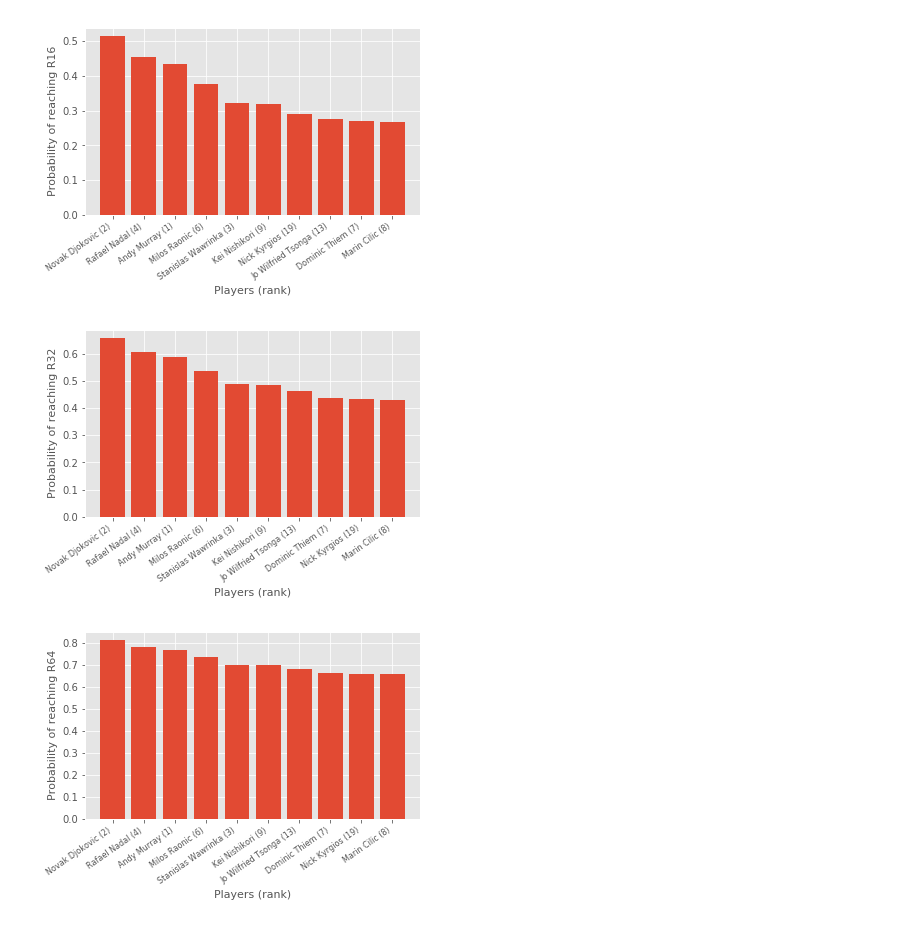
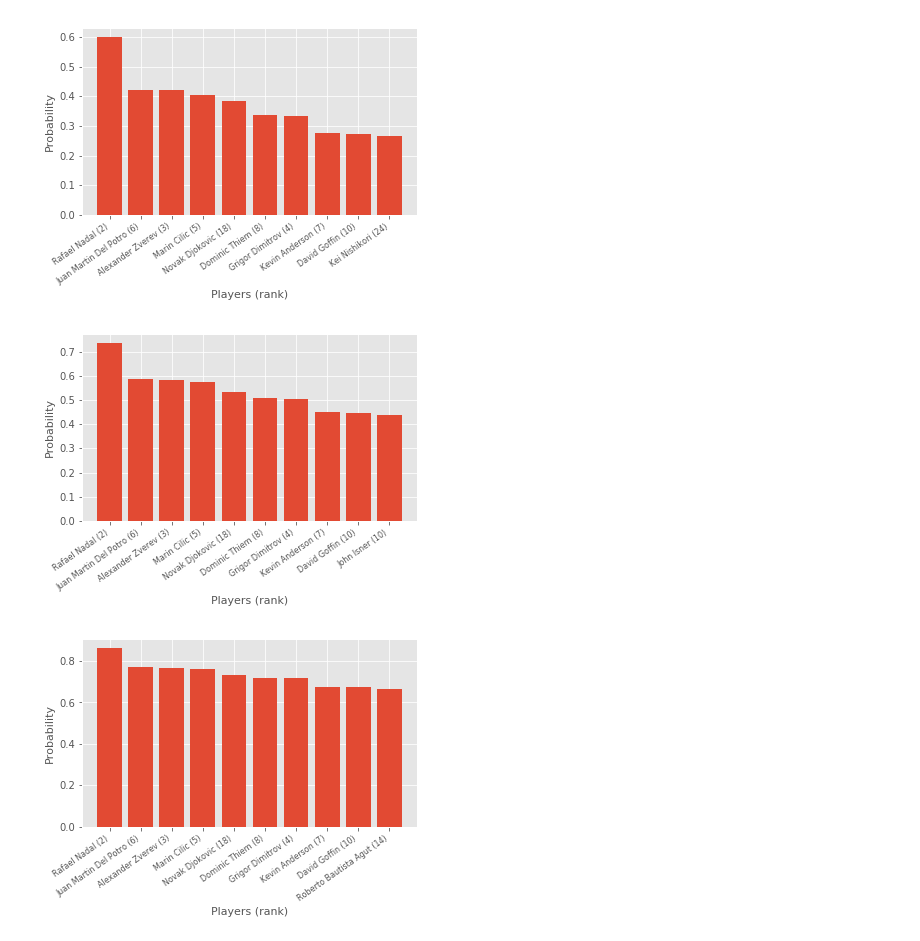
Before and after one commit to ant-louis/french-open-2019-winner-prediction, a Jupyter notebook: analyse_tournament_predictions.ipynb, the cells around one changed output. Cells and saved outputs as stored; diff of their text form; code cells hidden in the pictures.

```diff
--- a/analyse_tournament_predictions.ipynb
+++ b/analyse_tournament_predictions.ipynb
@@ -7,9 +7,9 @@ plt.style.use('ggplot')
 
 # Set tables reading options
 pd.set_option('display.max_columns', 50)
-pd.set_option('display.max_rows', 20)
+pd.set_option('display.max_rows', 128)
 
-year = 2017
+year = 2018
 
 # Files
 players_names = "_Data/Predictions/stats_players_{}_weight06.csv".format(year)
@@ -365,12 +357,12 @@ plt.bar(x_pos, probas)
 # Set axes
 plt.xticks(x_pos, x_labels, rotation=35, ha='right', fontsize=8)
 plt.xlabel('Players (rank)', fontsize=11)
-plt.ylabel('Probability of reaching R16', fontsize=11)
+plt.ylabel('Probability', fontsize=11)
 
 # Save the plot
-plt.savefig("_Figures/rounds_{}_R16".format(year))
+plt.savefig("_Figures/rounds_{}_R16.eps".format(year), bbox_inches = "tight")
 # %% [output]
-[figure, old version]
+[figure, new version]
 # %%
 #-------------------------------------------------------------------------------------------
 # BAR PLOT FOR R32
@@ -397,41 +389,41 @@ plt.bar(x_pos, probas)
 # Set axes
 plt.xticks(x_pos, x_labels, rotation=35, ha='right', fontsize=8)
 plt.xlabel('Players (rank)', fontsize=11)
-plt.ylabel('Probability of reaching R32', fontsize=11)
+plt.ylabel('Probability', fontsize=11)
 
 # Save the plot
-plt.savefig("_Figures/rounds_{}_R32".format(year))
+plt.savefig("_Figures/rounds_{}_R32.eps".format(year), bbox_inches = "tight")
 # %% [output]
-[figure, old version]
+[figure, new version]
 # %%
 #-------------------------------------------------------------------------------------------
 # BAR PLOT FOR R64
 #-------------------------------------------------------------------------------------------
 nb_players = 10
 
 # Get names, ranks and probas of highest probabilities players
 names = R64_df.iloc[:nb_players, 0].tolist()
 ranks = R64_df.iloc[:nb_players, 1].tolist()
 probas = R64_df.iloc[:nb_players, 2].tolist()
 
 # Compute new labels for x-axis : Name (rank)
 x_labels = []
 for i, name in enumerate(names):
     new_label = name + ' (' + str(int(ranks[i])) + ')'
     x_labels.append(new_label)
 
 # Plot
 plt.figure()
 plt.subplots_adjust(bottom=0.23)
 x_pos = np.arange(0, nb_players, 1)
 plt.bar(x_pos, probas)
 
 # Set axes
 plt.xticks(x_pos, x_labels, rotation=35, ha='right', fontsize=8)
 plt.xlabel('Players (rank)', fontsize=11)
-plt.ylabel('Probability of reaching R64', fontsize=11)
+plt.ylabel('Probability', fontsize=11)
 
 # Save the plot
-plt.savefig("_Figures/rounds_{}_R64".format(year))
+plt.savefig("_Figures/rounds_{}_R64.eps".format(year), bbox_inches = "tight")
 # %% [output]
-[figure, old version]
+[figure, new version]
```
Also changed, not shown: parts of 12 cells of this notebook, 42 other files.
